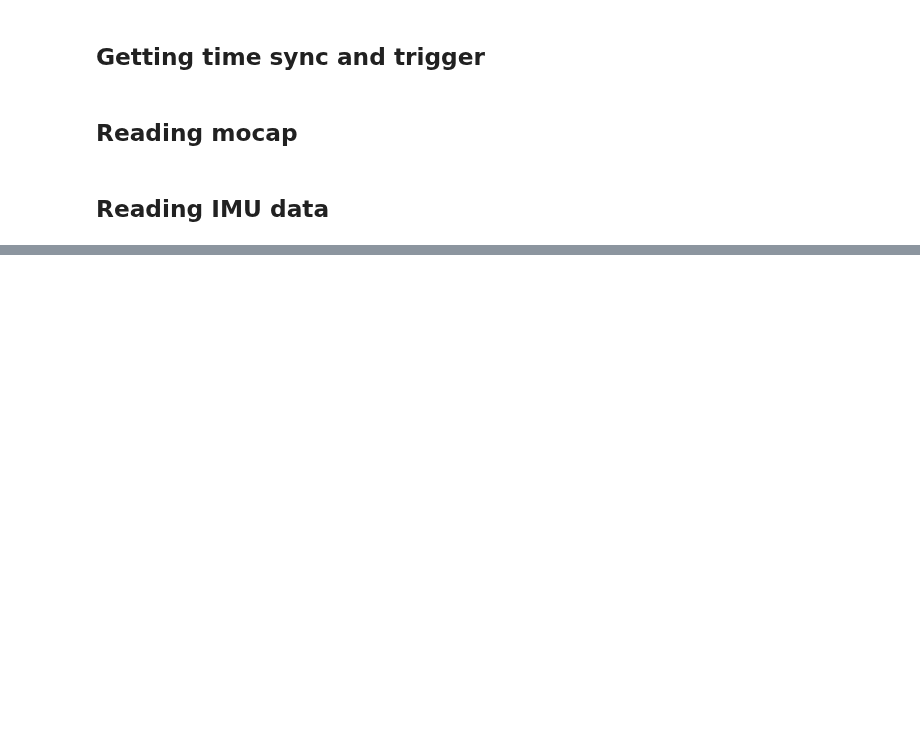
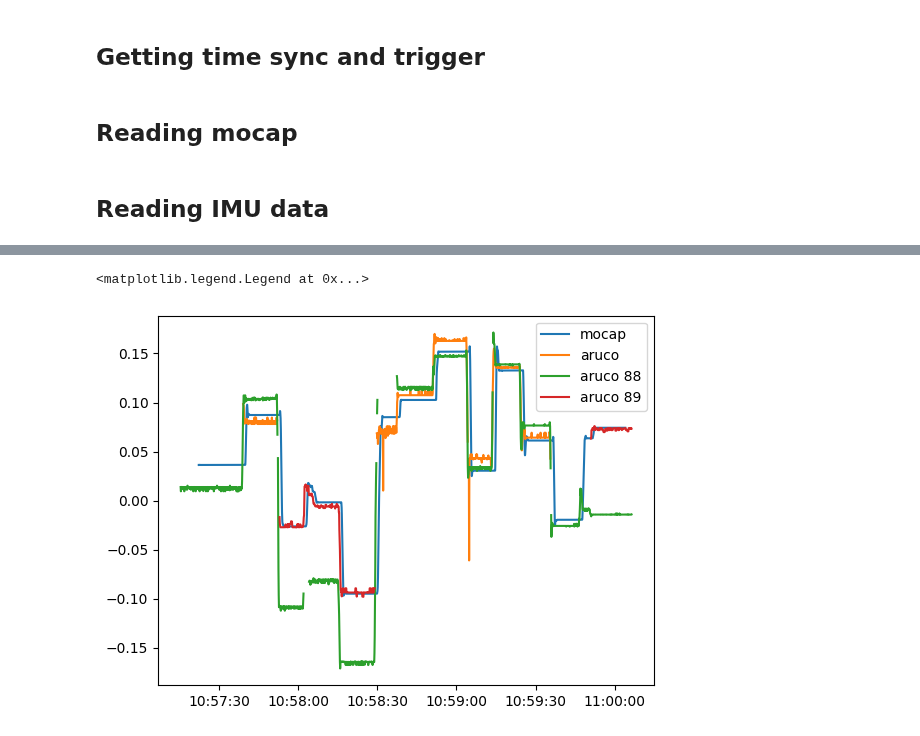
Before and after one commit to SujithChristopher/armbo, a Jupyter notebook: speed_bins/orientation_skateboard.ipynb, the cells around one changed output, grey strips where cells are left out. Drawn from its saved outputs; the diff is of its cells as text; code cells hidden in the pictures; blank space fills up the shorter version.

```diff
--- a/speed_bins/orientation_skateboard.ipynb
+++ b/speed_bins/orientation_skateboard.ipynb
@@ -299,0 +398,14 @@ plt.legend()
+# %%
+temp_df = pd.DataFrame(newdata)
+temp_df_88 = pd.DataFrame(newdata_88)
+temp_df_89 = pd.DataFrame(newdata_89)
+# %%
+plt.plot(_mocap_df['time'],_mocap_df[_om['z']], label="mocap")
+plt.plot(ar_df_12['time'],np.array(newdata['z']) + 0.03, label="aruco")
+plt.plot(ar_df_12['time'],np.array(newdata_88['z']) -0.08, label="aruco 88")
+plt.plot(ar_df_12['time'],temp_df_89['z'].rolling(5).median() - 0.03, label="aruco 89")
+
+plt.legend()
+# %% [output]
+<matplotlib.legend.Legend at 0x...>
+[figure, added]
```
Also changed, not shown: parts of 10 cells of this notebook, 5 other files.
